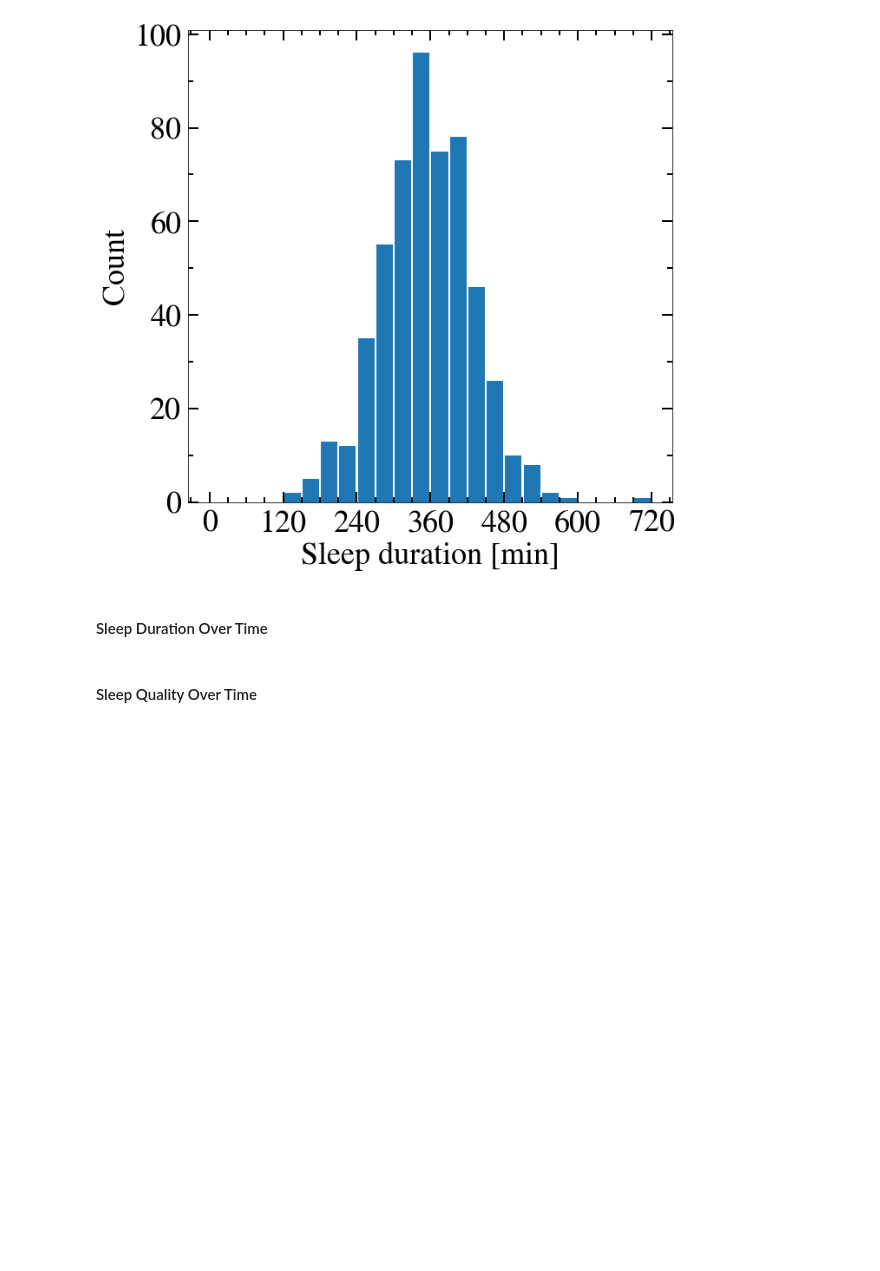
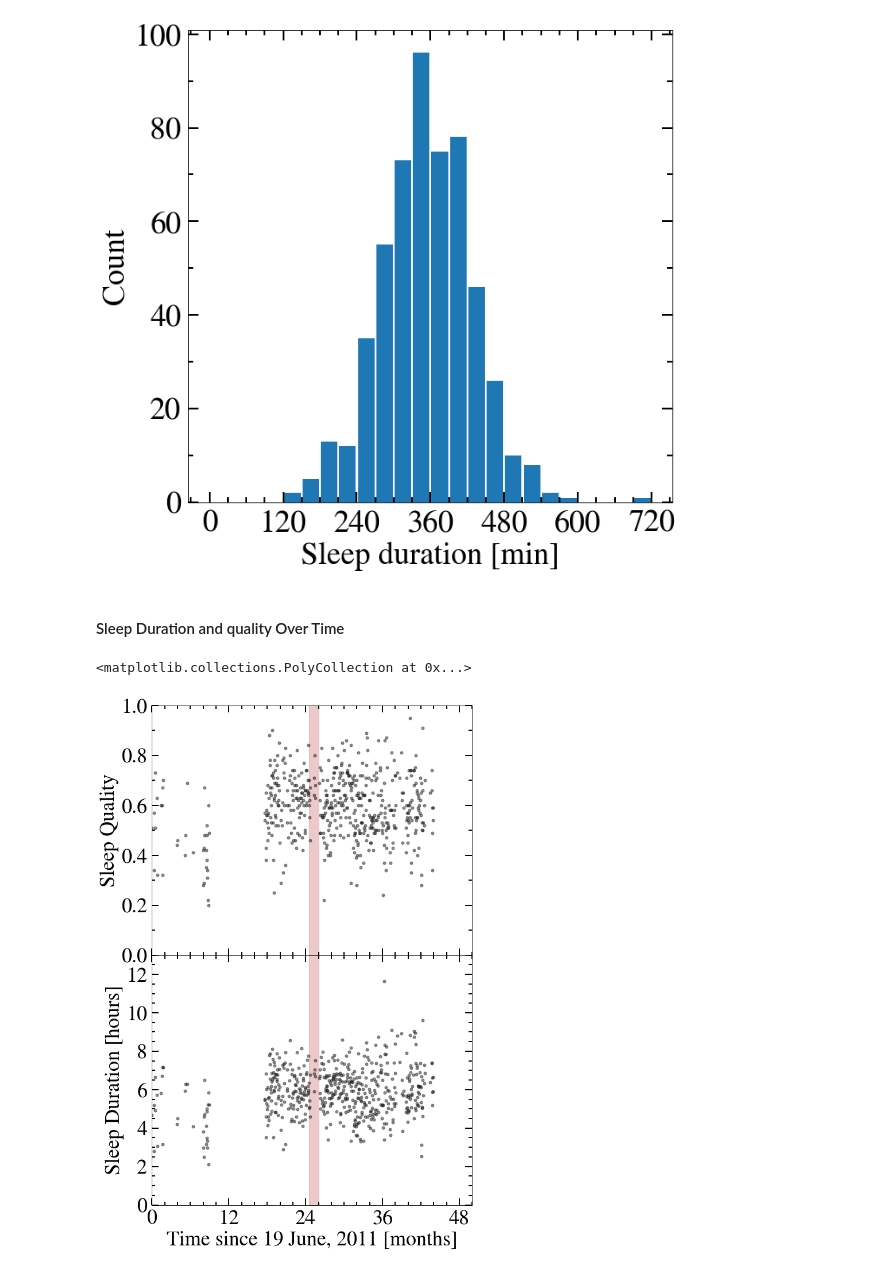
Before and after one commit to Heringer-Epson/Lantern, a Jupyter notebook: course_python/assignment_4/Session_4_assignment_Epson.ipynb, the cells around one changed output. Cells and saved outputs as stored; diff of their text form; code cells hidden in the pictures; blank space fills up the shorter version.

```diff
--- a/course_python/assignment_4/Session_4_assignment_Epson.ipynb
+++ b/course_python/assignment_4/Session_4_assignment_Epson.ipynb
@@ -521,6 +549,11 @@ data['quality'] = [float(el.replace('%',''))/100. for el in data['Sleep quality'
 #Compute sleep duration in hours. One could also use data['Tiem in bed']
 duration = waketime_obj - bedtime_obj
 data['duration'] = np.array([t.days*24. + t.seconds/3600. for t in duration])
+
+#Create an over-time quantity. Take earliest data and compute days since then.
+ref_date = min(bedtime_obj)
+time_prog = bedtime_obj - ref_date
+data['time_prog'] = np.array([t.days + t.seconds/86400. for t in time_prog])
 # %% [output]
 Data covers the period of:
   Start date:  2011-06-19 08:42:08
@@ -594,6 +625,58 @@ ax.hist(data['duration'].values*60., bins=np.arange(0,720.1,30), rwidth=0.9)
 <Figure size 432x288 with 0 Axes>
 [figure]
 # %% [markdown]
-#### Sleep Duration Over Time
+#### Sleep Duration and quality Over Time
-# %% [markdown]
-#### Sleep Quality Over Time
+# %%
+plt.close()
+
+fig = plt.figure(figsize=(10,16))
+ax1 = fig.add_subplot(211)
+ax2 = fig.add_subplot(212)
+
+ylabel = r'Sleep Quality'
+ax1.set_ylabel(ylabel, fontsize=fs)
+ax1.set_xlim(0., 50.)
+ax1.set_ylim(0., 1.)
+ax1.tick_params(axis='y', which='major', labelsize=fs, pad=8)
+ax1.tick_params(axis='x', which='major', labelsize=fs, pad=8)
+ax1.tick_params('both', length=12, width=2., which='major',
+                     direction='in', right=True, top=True)
+ax1.tick_params('both', length=6, width=2., which='minor',
+                     direction='in', right=True, top=True)
+ax1.xaxis.set_minor_locator(MultipleLocator(2.))
+ax1.xaxis.set_major_locator(MultipleLocator(12.))
+ax1.yaxis.set_minor_locator(MultipleLocator(0.1))
+ax1.yaxis.set_major_locator(MultipleLocator(.2))
+plt.setp(ax1.get_xticklabels(), visible=False)
+
+xlabel = r'Time since ' + ref_date.strftime('%d %B, %Y') + ' [months]'
+ylabel = r'Sleep Duration [hours]'
+ax2.set_xlabel(xlabel, fontsize=fs)
+ax2.set_ylabel(ylabel, fontsize=fs)
+ax2.set_xlim(0., 50.)
+ax2.set_ylim(0., 13.)
+ax2.tick_params(axis='y', which='major', labelsize=fs, pad=8)
+ax2.tick_params(axis='x', which='major', labelsize=fs, pad=8)
+ax2.tick_params('both', length=12, width=2., which='major',
+                     direction='in', right=True, top=True)
+ax2.tick_params('both', length=6, width=2., which='minor',
+                     direction='in', right=True, top=True)
+ax2.xaxis.set_minor_locator(MultipleLocator(2.))
+ax2.xaxis.set_major_locator(MultipleLocator(12.))
+ax2.yaxis.set_minor_locator(MultipleLocator(0.5))
+ax2.yaxis.set_major_locator(MultipleLocator(2.))
+
+plt.subplots_adjust(hspace=0.)
+
+#Plot data.
+ax1.plot(data['time_prog']/30., data['quality'], ls='None', marker='o',
+         c='k', alpha=0.5, markersize=5.)
+ax2.plot(data['time_prog']/30., data['duration'], ls='None', marker='o',
+         c='k', alpha=0.5, markersize=5.)
+
+#Highlight feature near Aug 2013.
+ax1.fill_between(x=[24.5,26.], y1=[0.,0], y2=[1.,1.], color='r', alpha=.3)
+ax2.fill_between(x=[24.5,26.], y1=[0.,0], y2=[13.,13.], color='r', alpha=.3)
+# %% [output]
+<matplotlib.collections.PolyCollection at 0x...>
+[figure, added]
```
Also changed, not shown: parts of 30 cells of this notebook.
